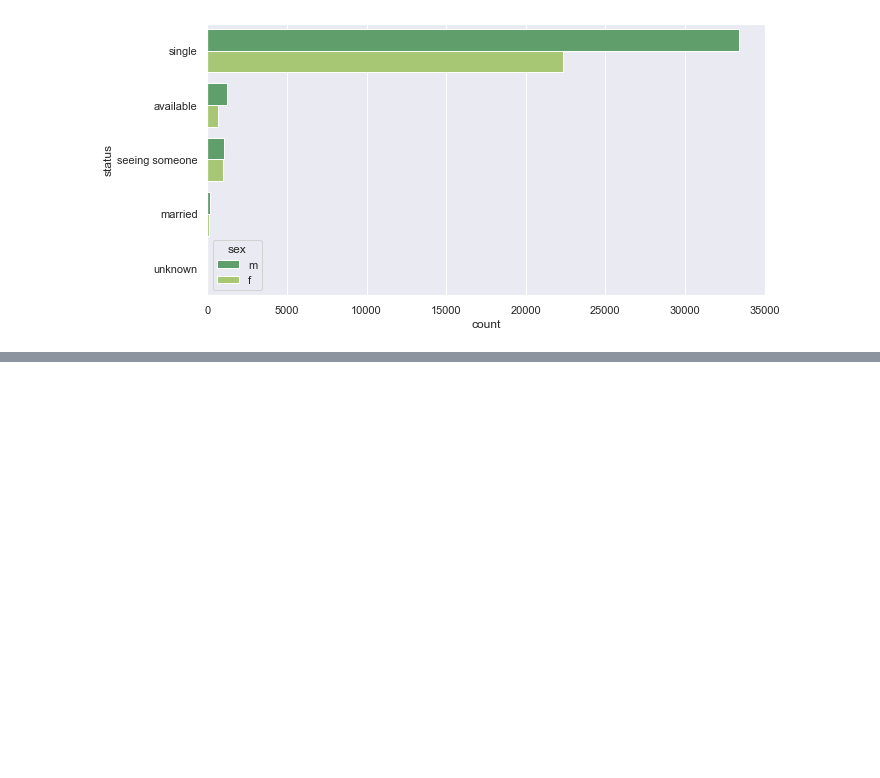
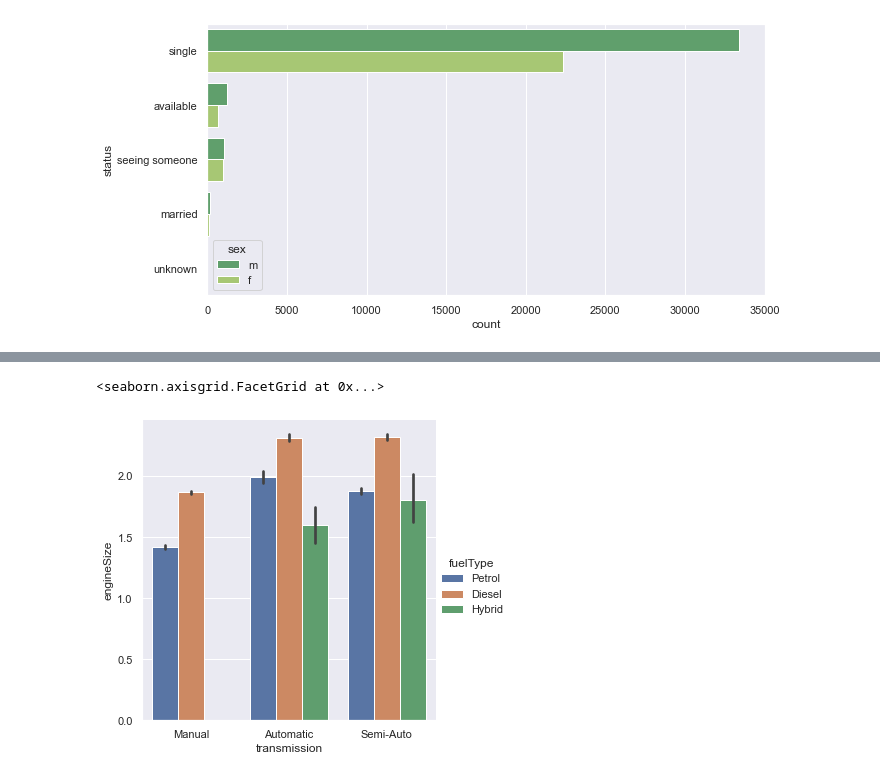
Before and after one commit to PhantomBigDataX/Statistics-for-data-science, a Jupyter notebook: exploratory-data-analysis.ipynb, the cells around one changed output, grey strips where cells are left out. Drawn from its saved outputs; the diff is of its cells as text; code cells hidden in the pictures; blank space fills up the shorter version.

```diff
--- a/exploratory-data-analysis.ipynb
+++ b/exploratory-data-analysis.ipynb
@@ -105,0 +545,3 @@ shows the outliers in the data.
+# %%
+cars = read_csv('course-data/audi.csv')
+cars.head()
@@ -105,0 +555,7 @@ shows the outliers in the data.
+# %%
+sns.set(style="darkgrid",
+        rc={"figure.figsize": (10, 8)})
+sns.catplot(data=cars, x="transmission", y="engineSize", hue="fuelType", kind="bar")
+# %% [output]
+<seaborn.axisgrid.FacetGrid at 0x...>
+[figure, added]
```
Also changed, not shown: parts of 70 cells of this notebook, 37 other files.
